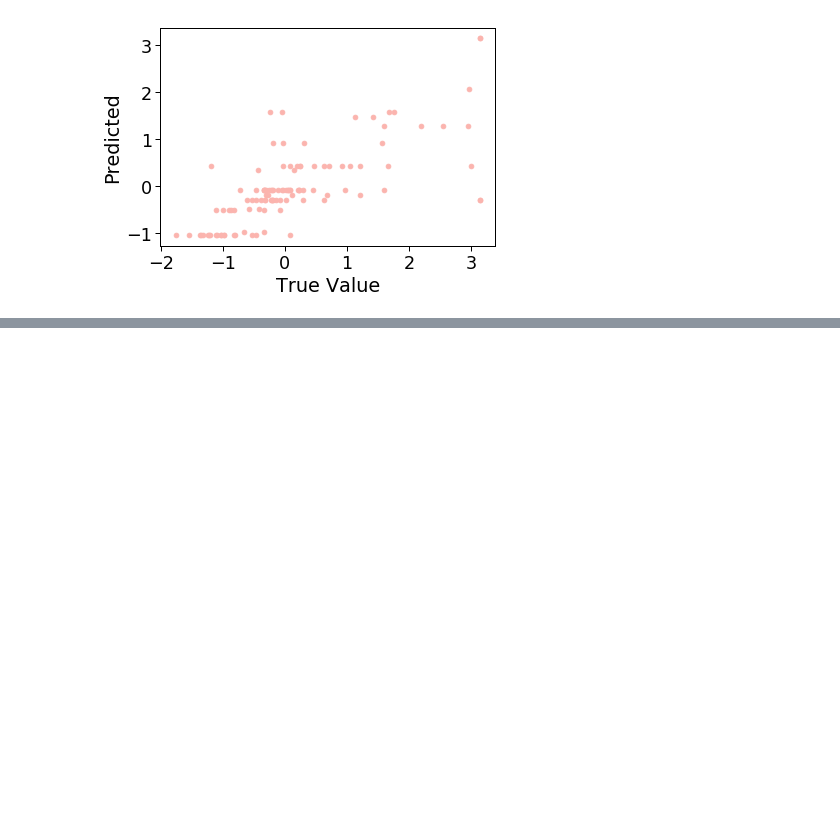
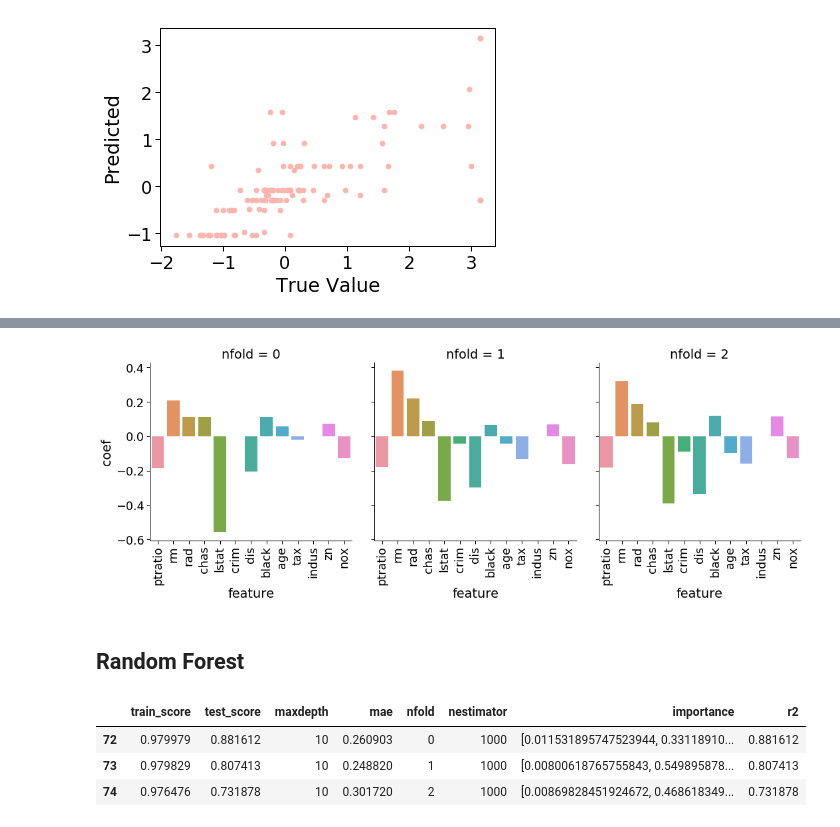
Before and after one commit to lisette-espin/S3D_Tutorial, a Jupyter notebook: S3D Tutorial (House Prices).ipynb, the cells around one changed output, grey strips where cells are left out. Cells and saved outputs as stored; diff of their text form; code cells hidden in the pictures; blank space fills up the shorter version.

```diff
--- a/S3D Tutorial (House Prices).ipynb
+++ b/S3D Tutorial (House Prices).ipynb
@@ -427,0 +692,9 @@ for num_fold in range(num_folds):
+# %%
+tmp = df_elastic_coef[idx].reset_index(drop=True).unstack().reset_index(name='coef').rename(columns={'level_0': 'feature', 'level_1': 'nfold'})
+fg = sns.catplot(data=tmp, kind='bar', x='feature', y='coef', col='nfold')
+for ax in fg.axes.flatten():
+    ax.set_xticklabels(ax.get_xticklabels(), rotation=90)
+# %% [output]
+[figure, added]
+# %% [markdown]
+<h2>Random Forest</h2>
@@ -427,0 +757,7 @@ for num_fold in range(num_folds):
+# %%
+df_rforest[idx].sort_values('nfold')
+# %% [output]
+|  | train_score | test_score | maxdepth | mae | nfold | nestimator | importance | r2 |
+| 72 | 0.979979 | 0.881612 | 10 | 0.260903 | 0 | 1000 | [0.011531895747523944, 0.33118910... | 0.881612 |
+| 73 | 0.979829 | 0.807413 | 10 | 0.248820 | 1 | 1000 | [0.00800618765755843, 0.549895878... | 0.807413 |
+| 74 | 0.976476 | 0.731878 | 10 | 0.301720 | 2 | 1000 | [0.00869828451924672, 0.468618349... | 0.731878 |
```
Also changed, not shown: parts of 46 cells of this notebook.
